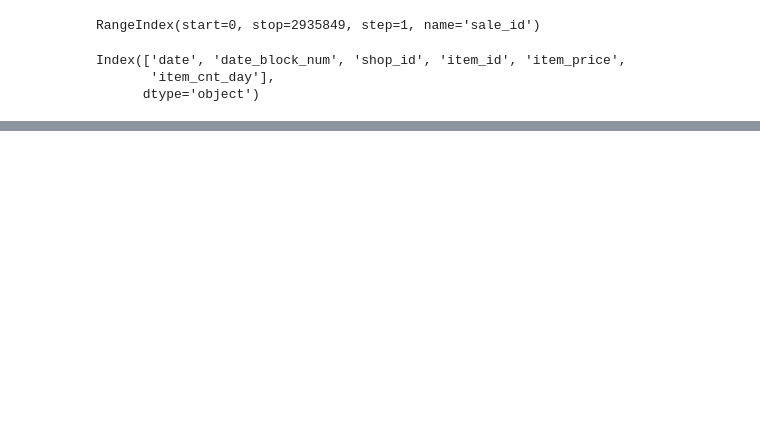
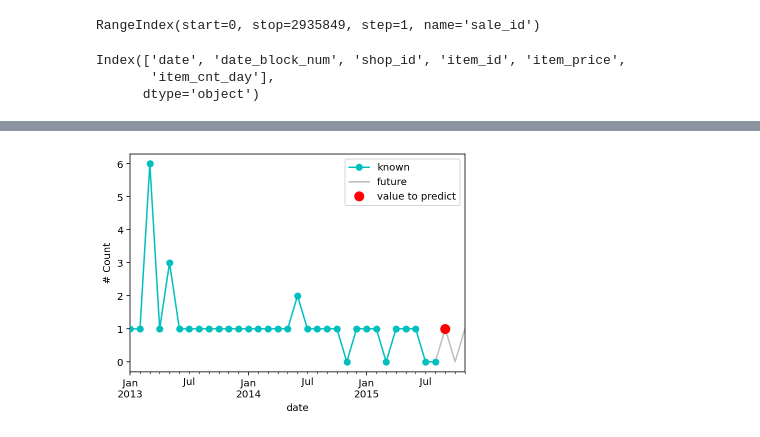
Before and after one commit to apatti/predict_future_sales, a Jupyter notebook: main.ipynb, the cells around one changed output, grey strips where cells are left out. Cells and saved outputs as stored; diff of their text form; code cells hidden in the pictures; blank space fills up the shorter version.

```diff
--- a/main.ipynb
+++ b/main.ipynb
@@ -146,0 +189,15 @@ sales_train.head()
+# %%
+known = shop_sales_item.loc['2013-01-31':'2015-8-31']
+unknown = shop_sales_item.loc['2015-8-31':'2016-12-31']
+to_predict = shop_sales_item.loc['2015-09-30':'2015-09-30']
+
+fig, ax = plt.subplots();
+known.plot(ax=ax, c='c', marker='o', zorder=3);
+unknown.plot(ax=ax, c='grey', alpha=0.5);
+to_predict.plot(ax=ax, c='r', marker='o', markersize=9,
+                linestyle='');
+
+ax.legend(['known', 'future', 'value to predict']);
+ax.set_ylabel('# Count');
+# %% [output]
+[figure, added]
```
Also changed, not shown: parts of 15 cells of this notebook.
